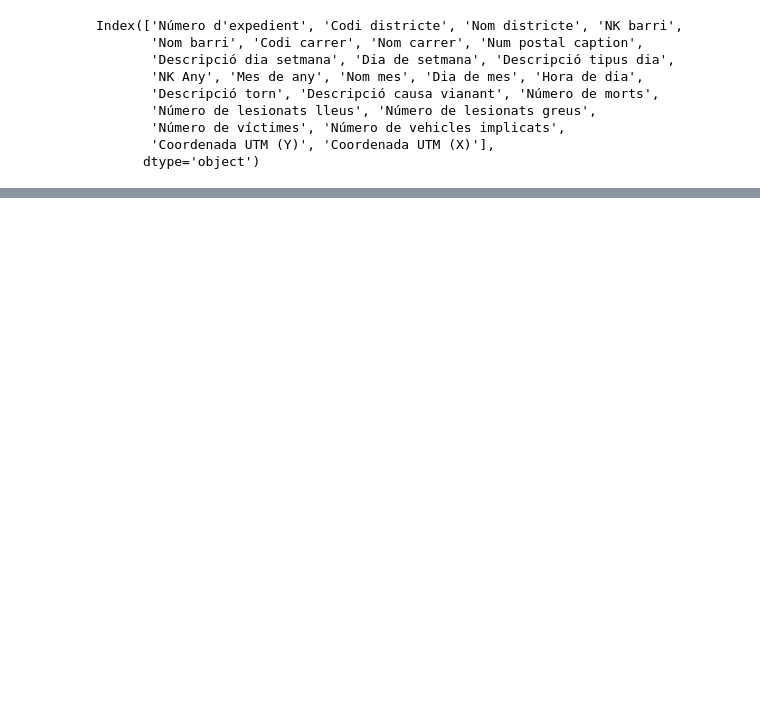
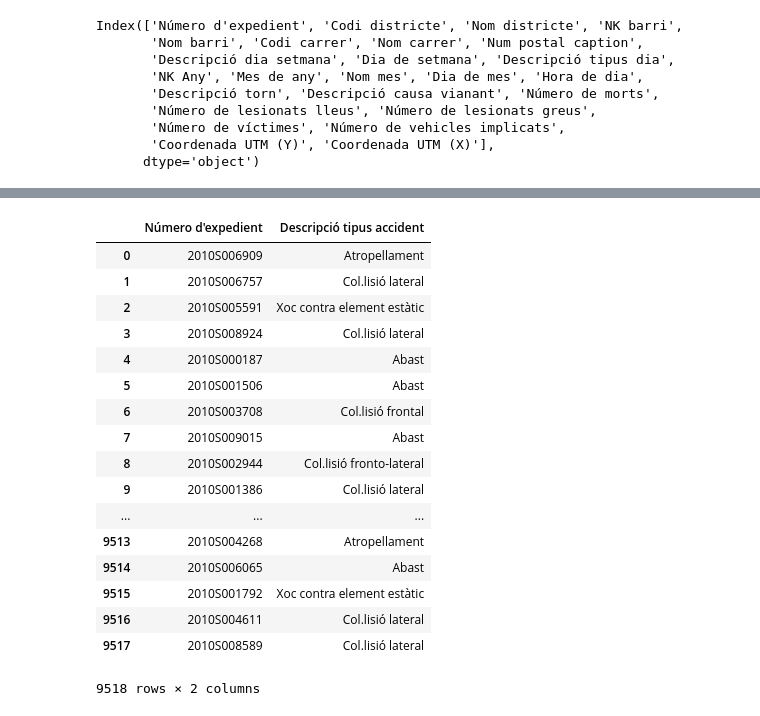
Before and after one commit to Doasy/AccidentsBCN, a Jupyter notebook: accidents_bcn.ipynb, the cells around one changed output, grey strips where cells are left out. Saved outputs shown, nothing was run; the diff lists cells and outputs as text; code cells hidden in the pictures; blank space fills up the shorter version.

```diff
--- a/accidents_bcn.ipynb
+++ b/accidents_bcn.ipynb
@@ -105,0 +45,29 @@ vehicles
+# %%
+tipus2010 = pd.read_csv('tipus/2010.csv', encoding='ANSI')[['N£mero d\'expedient', 'Descripci¢ tipus accident']]
+tipus2010.columns = ['Número d\'expedient', 'Descripció tipus accident']
+tipus['Descripció tipus accident'] = tipus['Descripció tipus accident'].str.replace('‚', 'é')
+tipus['Descripció tipus accident'] = tipus['Descripció tipus accident'].str.replace('Š', 'è')
+tipus['Descripció tipus accident'] = tipus['Descripció tipus accident'].str.replace('‡', 'ç')
+tipus['Descripció tipus accident'] = tipus['Descripció tipus accident'].str.replace('¢', 'ó')
+tipus['Descripció tipus accident'] = tipus['Descripció tipus accident'].str.replace('…', 'à')
+
+tipus2010
+# %% [output]
+|  | Número d'expedient | Descripció tipus accident |
+| 0 | 2010S006909 | Atropellament |
+| 1 | 2010S006757 | Col.lisió lateral |
+| 2 | 2010S005591 | Xoc contra element estàtic |
+| 3 | 2010S008924 | Col.lisió lateral |
+| 4 | 2010S000187 | Abast |
+| 5 | 2010S001506 | Abast |
+| 6 | 2010S003708 | Col.lisió frontal |
+| 7 | 2010S009015 | Abast |
+| 8 | 2010S002944 | Col.lisió fronto-lateral |
+| 9 | 2010S001386 | Col.lisió lateral |
+| ... | ... | ... |
+| 9513 | 2010S004268 | Atropellament |
+| 9514 | 2010S006065 | Abast |
+| 9515 | 2010S001792 | Xoc contra element estàtic |
+| 9516 | 2010S004611 | Col.lisió lateral |
+| 9517 | 2010S008589 | Col.lisió lateral |
+9518 rows × 2 columns
```
Also changed, not shown: parts of 7 cells of this notebook.
